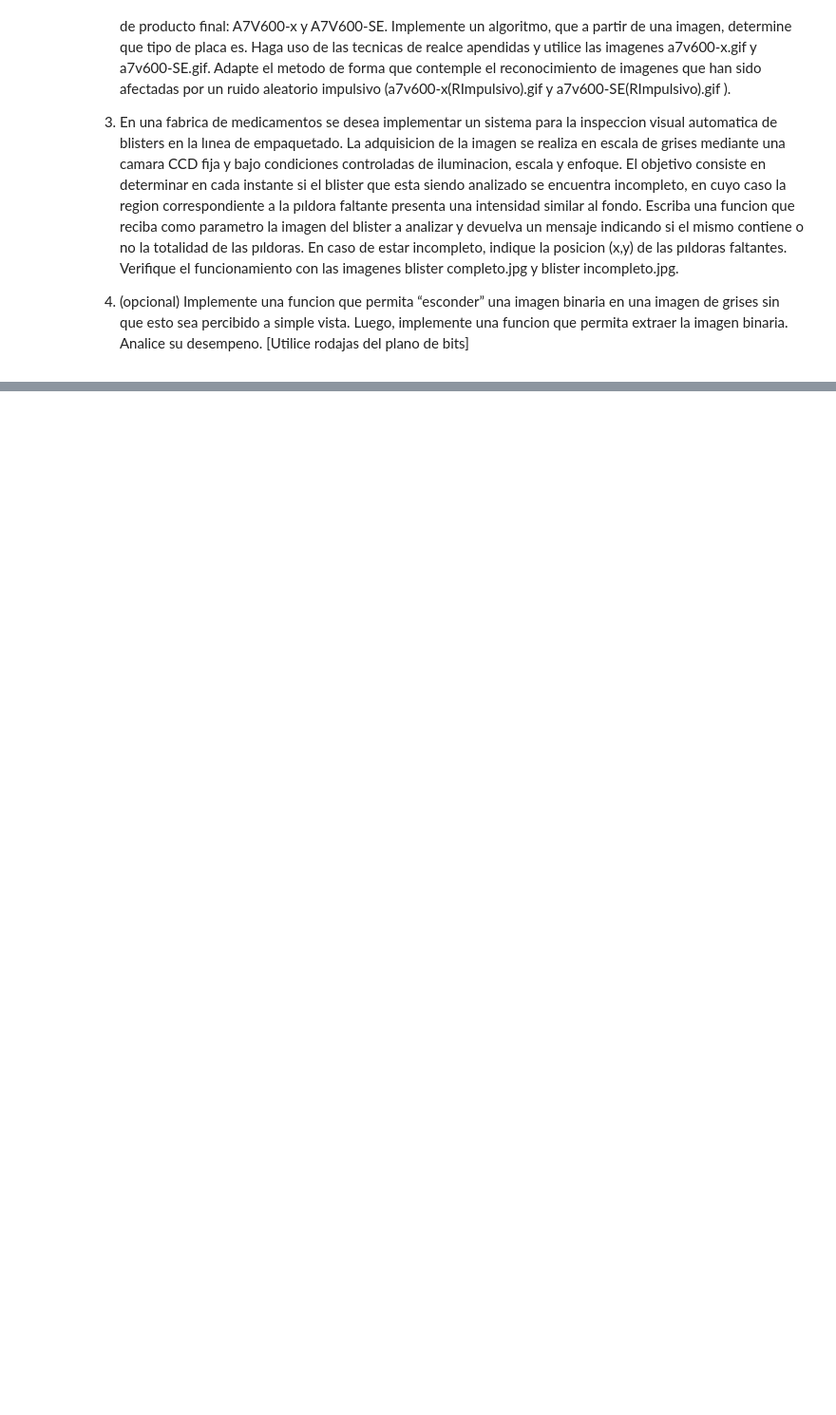
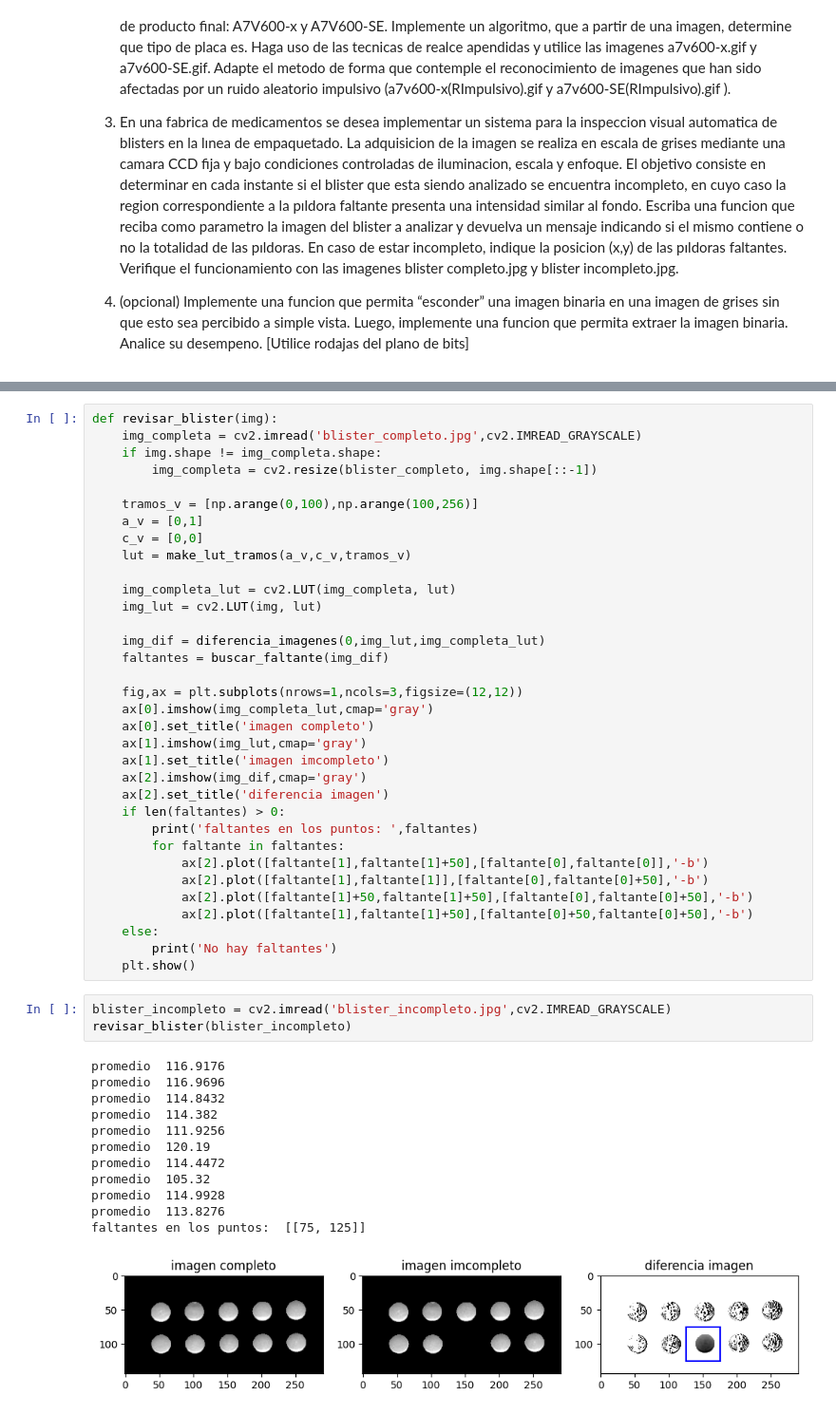
Before and after one commit to aguusandy/pdi-2024, a Jupyter notebook: Unidad2a_PDI.ipynb, the cells around one changed output, grey strips where cells are left out. Shown at 95% size. Drawn from its saved outputs; the diff is of its cells as text; blank space fills up the shorter version.

```diff
--- a/Unidad2a_PDI.ipynb
+++ b/Unidad2a_PDI.ipynb
@@ -232,0 +413,50 @@ desempeno. [Utilice rodajas del plano de bits]
+# %%
+def revisar_blister(img):
+    img_completa = cv2.imread('blister_completo.jpg',cv2.IMREAD_GRAYSCALE)
+    if img.shape != img_completa.shape:
+        img_completa = cv2.resize(blister_completo, img.shape[::-1])
+
+    tramos_v = [np.arange(0,100),np.arange(100,256)]
+    a_v = [0,1]
+    c_v = [0,0]
+    lut = make_lut_tramos(a_v,c_v,tramos_v)
+
+    img_completa_lut = cv2.LUT(img_completa, lut)
+    img_lut = cv2.LUT(img, lut)
+
+    img_dif = diferencia_imagenes(0,img_lut,img_completa_lut)
+    faltantes = buscar_faltante(img_dif)
+
+    fig,ax = plt.subplots(nrows=1,ncols=3,figsize=(12,12))
+    ax[0].imshow(img_completa_lut,cmap='gray')
+    ax[0].set_title('imagen completo')
+    ax[1].imshow(img_lut,cmap='gray')
+    ax[1].set_title('imagen imcompleto')
+    ax[2].imshow(img_dif,cmap='gray')
+    ax[2].set_title('diferencia imagen')
+    if len(faltantes) > 0:
+        print('faltantes en los puntos: ',faltantes)
+        for faltante in faltantes:
+            ax[2].plot([faltante[1],faltante[1]+50],[faltante[0],faltante[0]],'-b')
+            ax[2].plot([faltante[1],faltante[1]],[faltante[0],faltante[0]+50],'-b')
+            ax[2].plot([faltante[1]+50,faltante[1]+50],[faltante[0],faltante[0]+50],'-b')
+            ax[2].plot([faltante[1],faltante[1]+50],[faltante[0]+50,faltante[0]+50],'-b')
+    else:
+        print('No hay faltantes')
+    plt.show()
+# %%
+blister_incompleto = cv2.imread('blister_incompleto.jpg',cv2.IMREAD_GRAYSCALE)
+revisar_blister(blister_incompleto)
+# %% [output]
+promedio  116.9176
+promedio  116.9696
+promedio  114.8432
+promedio  114.382
+promedio  111.9256
+promedio  120.19
+promedio  114.4472
+promedio  105.32
+promedio  114.9928
+promedio  113.8276
+faltantes en los puntos:  [[75, 125]]
+[figure, added]
```
Also changed, not shown: parts of 20 cells of this notebook.
